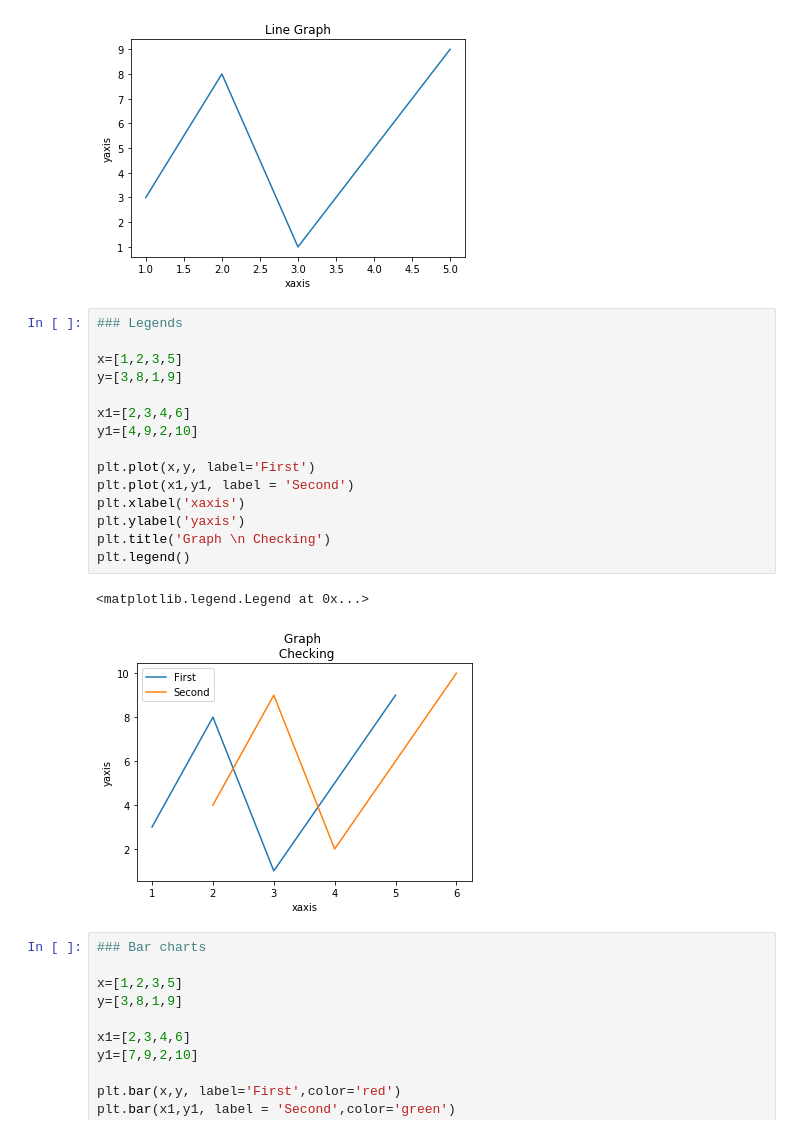
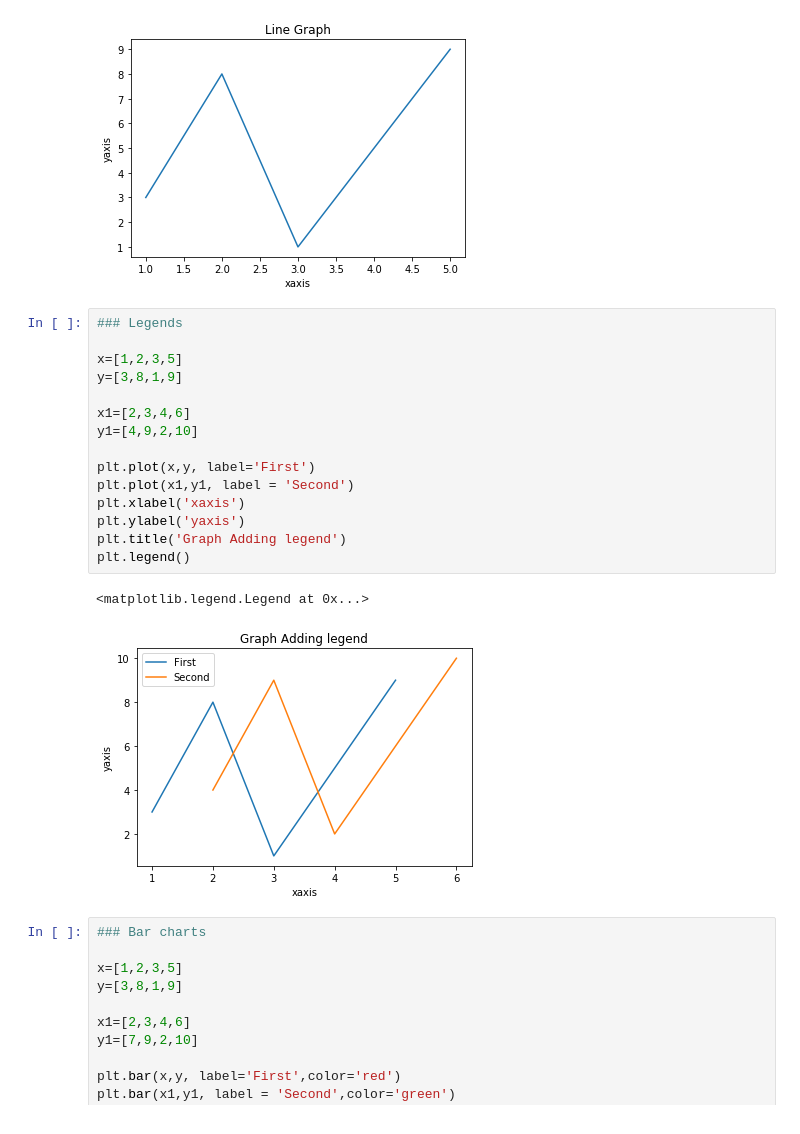
Before and after one commit to srikanthkadapala/Code-Base, a Jupyter notebook: Python/Matplotlib/Matplotlib.ipynb, the cells around one changed output. Saved outputs shown, nothing was run; the diff lists cells and outputs as text.

```diff
--- a/Python/D__Code Base_Python.ipynb
+++ b/Python/Matplotlib/Matplotlib.ipynb
@@ -17,21 +17,21 @@ Text(0.5, 1.0, 'Line Graph')
 # %%
 ### Legends
 
 x=[1,2,3,5]
 y=[3,8,1,9]
 
 x1=[2,3,4,6]
 y1=[4,9,2,10]
 
 plt.plot(x,y, label='First')
 plt.plot(x1,y1, label = 'Second')
 plt.xlabel('xaxis')
 plt.ylabel('yaxis')
-plt.title('Graph \n Checking')
+plt.title('Graph Adding legend')
 plt.legend()
 # %% [output]
 <matplotlib.legend.Legend at 0x...>
-[figure, old version]
+[figure, new version]
 # %%
 ### Bar charts
 
```
Also changed, not shown: parts of 3 cells of this notebook, 5 other files.
